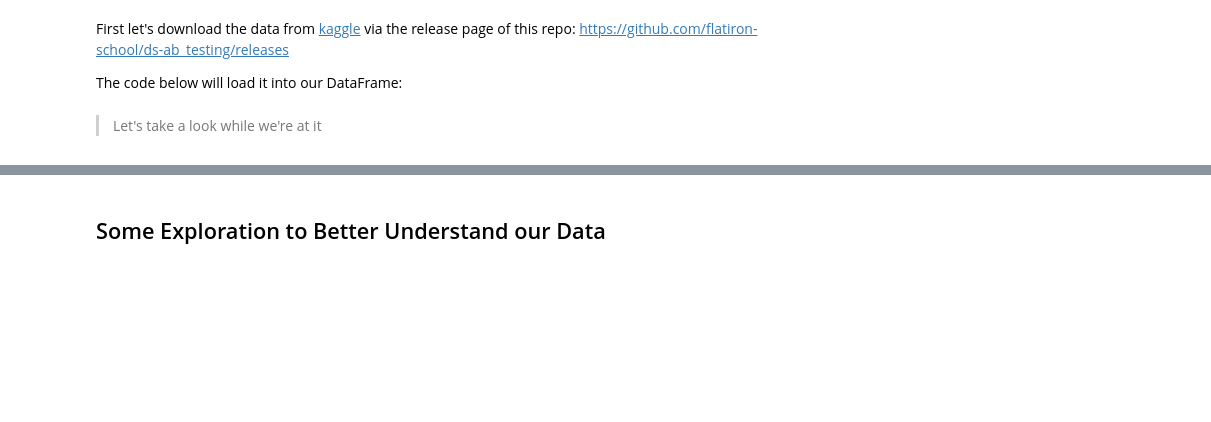
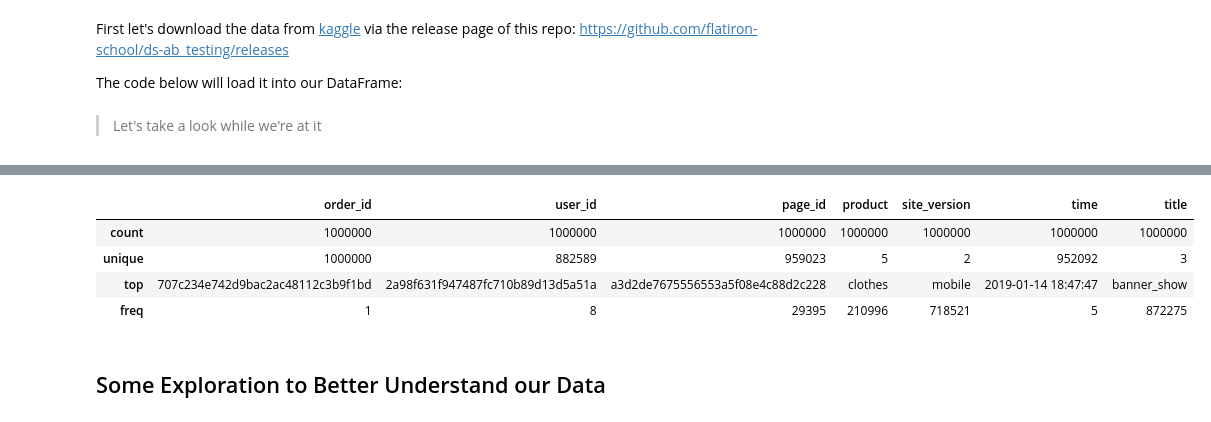
Before and after one commit to rbdaly16/NATL-DS-Live-062623, a Jupyter notebook: Phase2/Lectures/13_AB_testing_2.ipynb, the cells around one changed output, grey strips where cells are left out. Drawn from its saved outputs; the diff is of its cells as text; code cells hidden in the pictures; blank space fills up the shorter version.

```diff
--- a/Phase2/Lectures/13_AB_testing_2.ipynb
+++ b/Phase2/Lectures/13_AB_testing_2.ipynb
@@ -51,3 +75,11 @@ df.info()
+# %%
+df.describe(include = ['object'])
+# %% [output]
+|  | order_id | user_id | page_id | product | site_version | time | title |
+| count | 1000000 | 1000000 | 1000000 | 1000000 | 1000000 | 1000000 | 1000000 |
+| unique | 1000000 | 882589 | 959023 | 5 | 2 | 952092 | 3 |
+| top | 707c234e742d9bac2ac48112c3b9f1bd | 2a98f631f947487fc710b89d13d5a51a | a3d2de7675556553a5f08e4c88d2c228 | clothes | mobile | 2019-01-14 18:47:47 | banner_show |
+| freq | 1 | 8 | 29395 | 210996 | 718521 | 5 | 872275 |
 # %% [markdown]
 ## Some Exploration to Better Understand our Data
 # %% [markdown]
```
Also changed, not shown: parts of 62 cells of this notebook.
